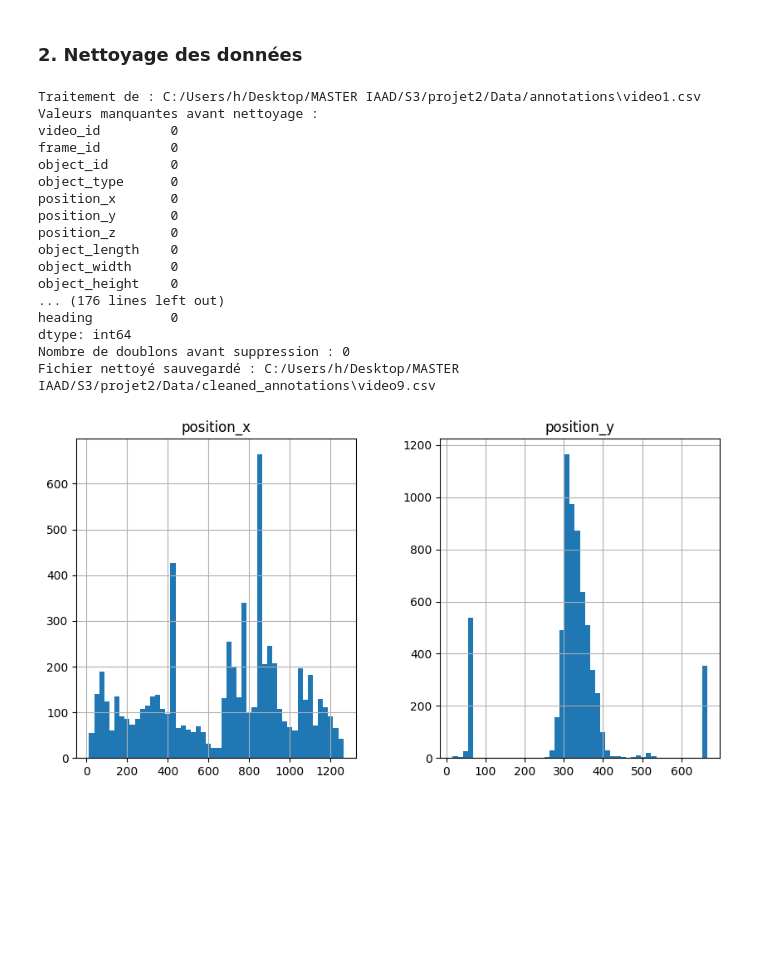
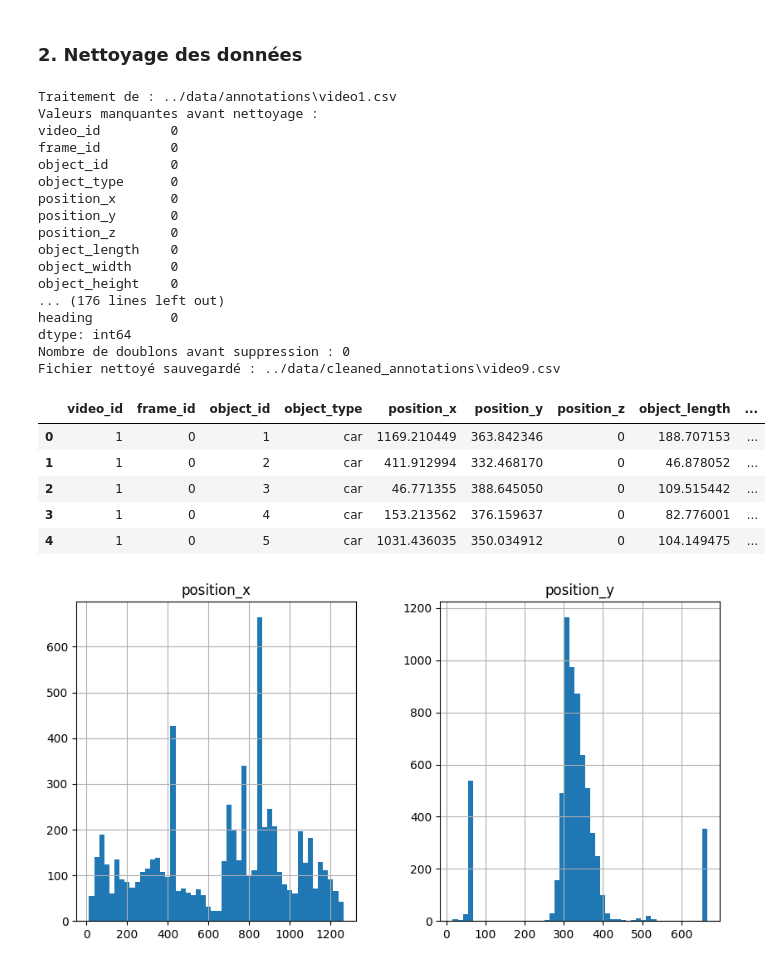
Before and after one commit to devAhansal/Transformers-Based-Traffic-Prediction, a Jupyter notebook: notebooks/02_Data_Preprocessing.ipynb, the cells around one changed output. Saved outputs shown, nothing was run; the diff lists cells and outputs as text; code cells hidden in the pictures; blank space fills up the shorter version.

```diff
--- a/notebooks/02_Data_Preprocessing.ipynb
+++ b/notebooks/02_Data_Preprocessing.ipynb
@@ -143,12 +125,12 @@ def clean_all_csv_files(input_folder, output_folder):
             clean_csv_file(input_csv, output_csv)
 # %%
 # Exemple d'utilisation
-input_folder = "C:/Users/h/Desktop/MASTER IAAD/S3/projet2/Data/annotations"
-output_folder = "C:/Users/h/Desktop/MASTER IAAD/S3/projet2/Data/cleaned_annotations"
+input_folder = "../data/annotations"
+output_folder = "../data/cleaned_annotations"
 
 clean_all_csv_files(input_folder, output_folder)
 # %% [output]
-Traitement de : C:/Users/h/Desktop/MASTER IAAD/S3/projet2/Data/annotations\video1.csv
+Traitement de : ../data/annotations\video1.csv
 Valeurs manquantes avant nettoyage :
 video_id         0
 frame_id         0
@@ -164,5 +146,17 @@ object_height    0
 heading          0
 dtype: int64
 Nombre de doublons avant suppression : 0
-Fichier nettoyé sauvegardé : C:/Users/h/Desktop/MASTER IAAD/S3/projet2/Data/cleaned_annotations\video9.csv
+Fichier nettoyé sauvegardé : ../data/cleaned_annotations\video9.csv
+# %%
+# Détecter les valeurs aberrantes
+
+data = pd.read_csv("../data/cleaned_annotations/video1.csv")
+data.head(5)
+# %% [output]
+|  | video_id | frame_id | object_id | object_type | position_x | position_y | position_z | object_length | ... |
+| 0 | 1 | 0 | 1 | car | 1169.210449 | 363.842346 | 0 | 188.707153 | ... |
+| 1 | 1 | 0 | 2 | car | 411.912994 | 332.468170 | 0 | 46.878052 | ... |
+| 2 | 1 | 0 | 3 | car | 46.771355 | 388.645050 | 0 | 109.515442 | ... |
+| 3 | 1 | 0 | 4 | car | 153.213562 | 376.159637 | 0 | 82.776001 | ... |
+| 4 | 1 | 0 | 5 | car | 1031.436035 | 350.034912 | 0 | 104.149475 | ... |
 # %%
```
Also changed, not shown: parts of 28 cells of this notebook, 21 other files.
